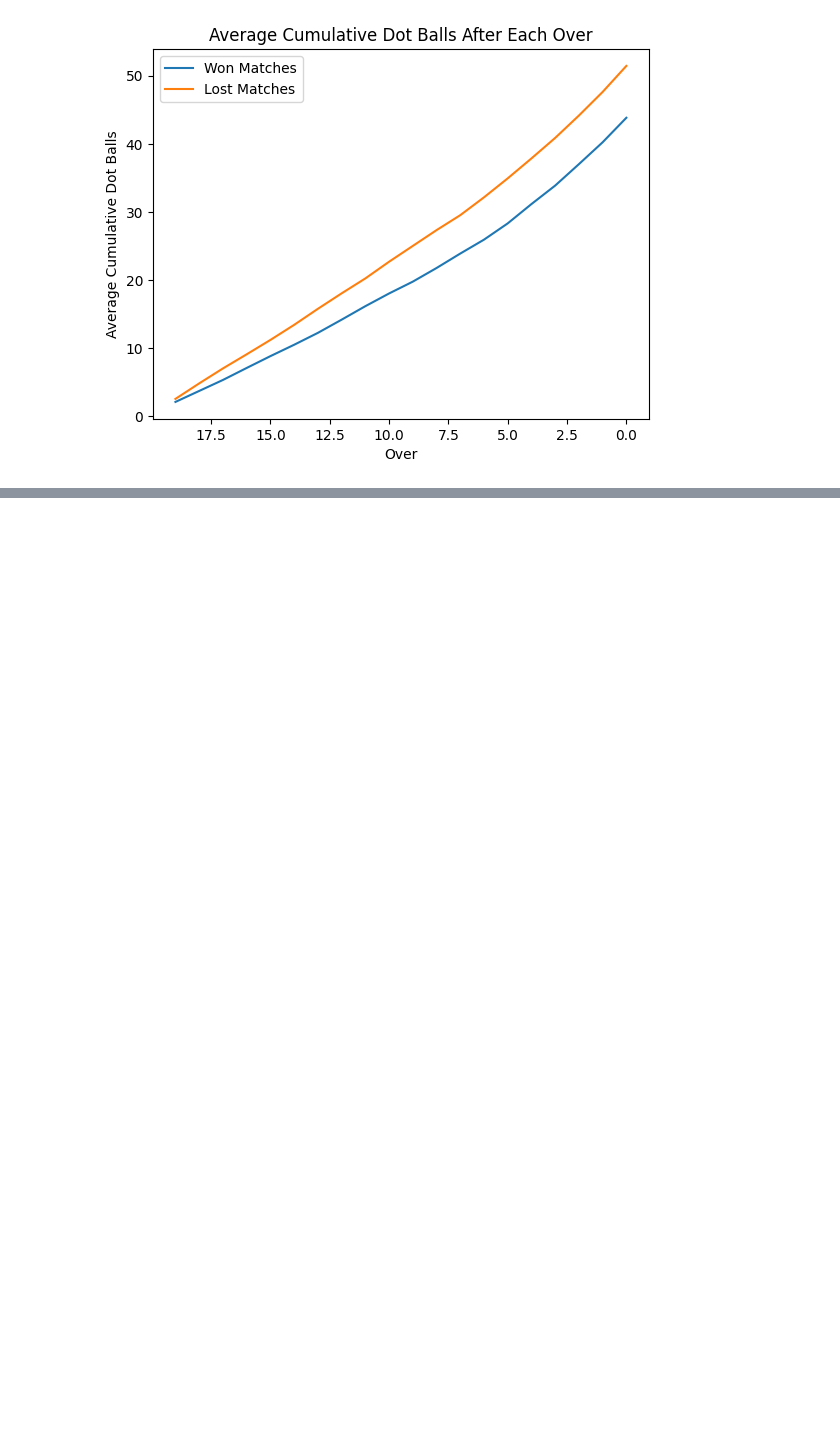
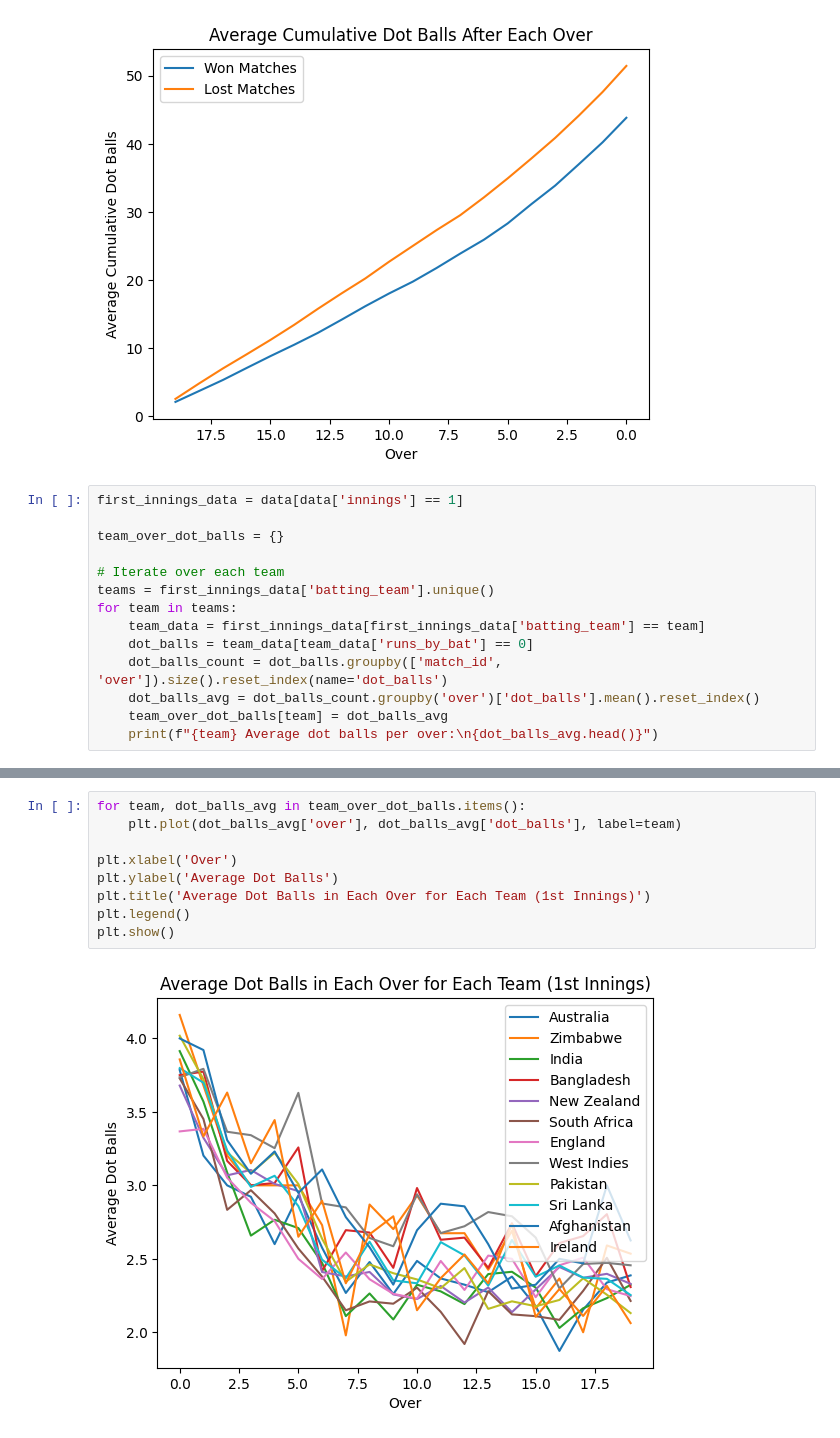
Before and after one commit to 19Kaumini/e19-co544-cricket-analytics-and-prediction, a Jupyter notebook: EDA/DotBallsAnalysis.ipynb, the cells around one changed output, grey strips where cells are left out. Saved outputs shown, nothing was run; the diff lists cells and outputs as text; blank space fills up the shorter version.

Commit message:
Calculate and plot average dot balls for each team during the 1st innings

```diff
--- a/EDA/DotBallsAnalysis.ipynb
+++ b/EDA/DotBallsAnalysis.ipynb
@@ -183,3 +183,17 @@ plt.legend()
 plt.show()
 # %% [output]
 [figure]
+# %%
+first_innings_data = data[data['innings'] == 1]
+
+team_over_dot_balls = {}
+
+# Iterate over each team
+teams = first_innings_data['batting_team'].unique()
+for team in teams:
+    team_data = first_innings_data[first_innings_data['batting_team'] == team]
+    dot_balls = team_data[team_data['runs_by_bat'] == 0]
+    dot_balls_count = dot_balls.groupby(['match_id', 'over']).size().reset_index(name='dot_balls')
+    dot_balls_avg = dot_balls_count.groupby('over')['dot_balls'].mean().reset_index()
+    team_over_dot_balls[team] = dot_balls_avg
+    print(f"{team} Average dot balls per over:\n{dot_balls_avg.head()}")
@@ -185,0 +218,11 @@ plt.show()
+# %%
+for team, dot_balls_avg in team_over_dot_balls.items():
+    plt.plot(dot_balls_avg['over'], dot_balls_avg['dot_balls'], label=team)
+
+plt.xlabel('Over')
+plt.ylabel('Average Dot Balls')
+plt.title('Average Dot Balls in Each Over for Each Team (1st Innings)')
+plt.legend()
+plt.show()
+# %% [output]
+[figure, added]
```
Also changed, not shown: parts of 1 cell of this notebook.
